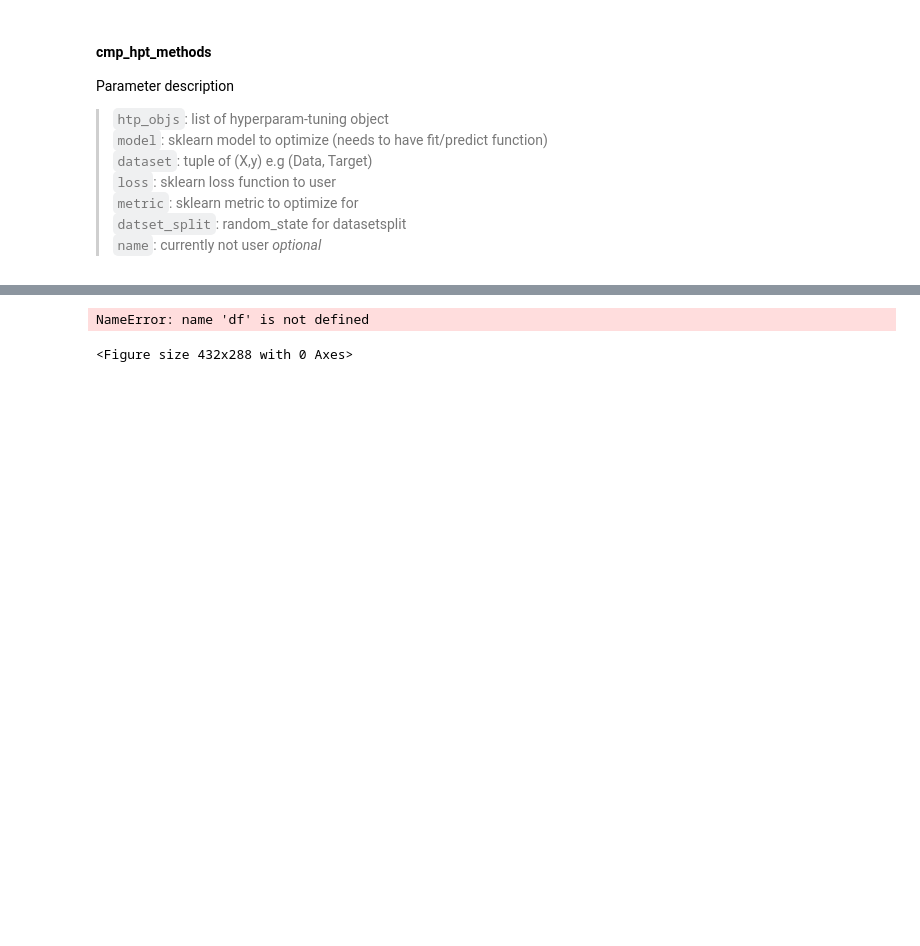
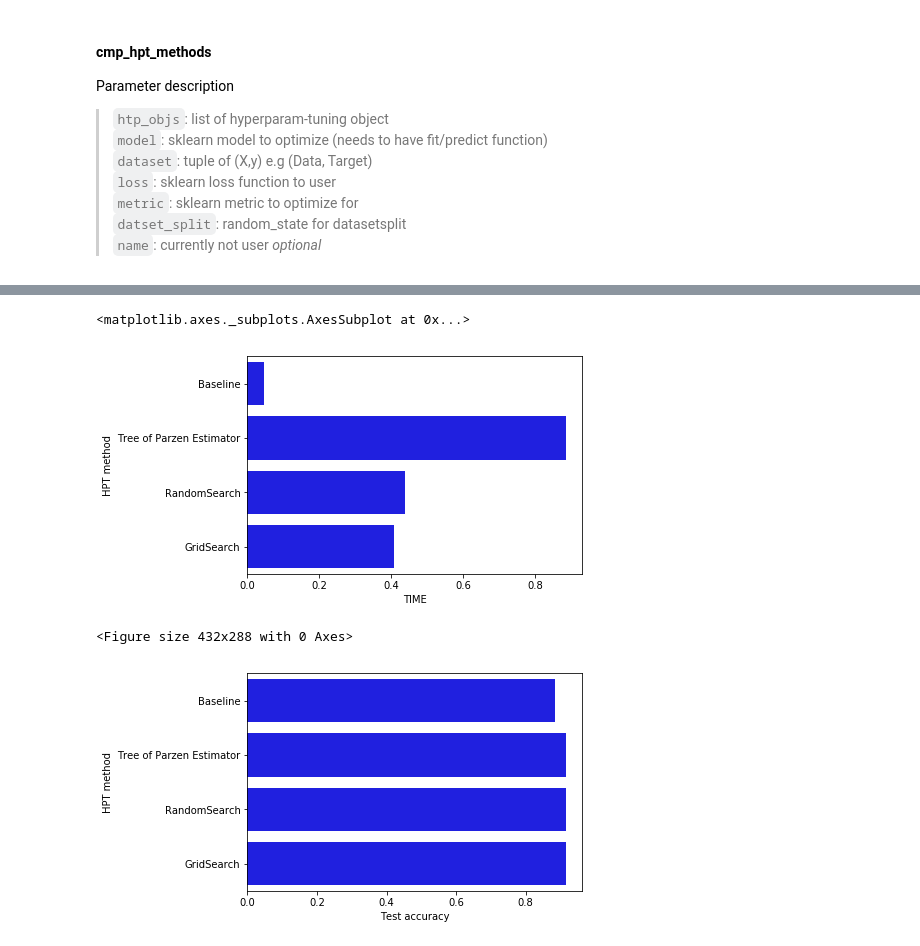
Before and after one commit to tonianelope/Hyper-Parameter-Tuning, a Jupyter notebook: HPT_core/hpt-RandomForest.ipynb, the cells around one changed output, grey strips where cells are left out. Drawn from its saved outputs; the diff is of its cells as text; code cells hidden in the pictures; blank space fills up the shorter version.

```diff
--- a/HPT_core/hpt-RandomForest.ipynb
+++ b/HPT_core/hpt-RandomForest.ipynb
@@ -125,15 +135,17 @@ NameError: name 'df' is not defined
 # %%
 # plot comparison
 plt.figure()
 sns.barplot(x='TIME', y=HPT_METHOD,data =df, color='b')
 plt.figure()
 # plot accuracy comparison
 fig, ax =plt.subplots()
-ax.set(xlim=(0.95, 1.0))
+#ax.set(xlim=(0.95, 1.0))
 sns.barplot(x=TEST_ACC, y=HPT_METHOD, ax = ax,data =df, color='b')
 # %% [output]
-NameError: name 'df' is not defined
+<matplotlib.axes._subplots.AxesSubplot at 0x...>
+[figure, added]
 <Figure size 432x288 with 0 Axes>
+[figure, added]
 # %%
 for r in all_results[0]:
     plot_confusion_matrix(r[CONF_MATRIX], digits.target_names)
```
Also changed, not shown: parts of 10 cells of this notebook, 3 other files.
